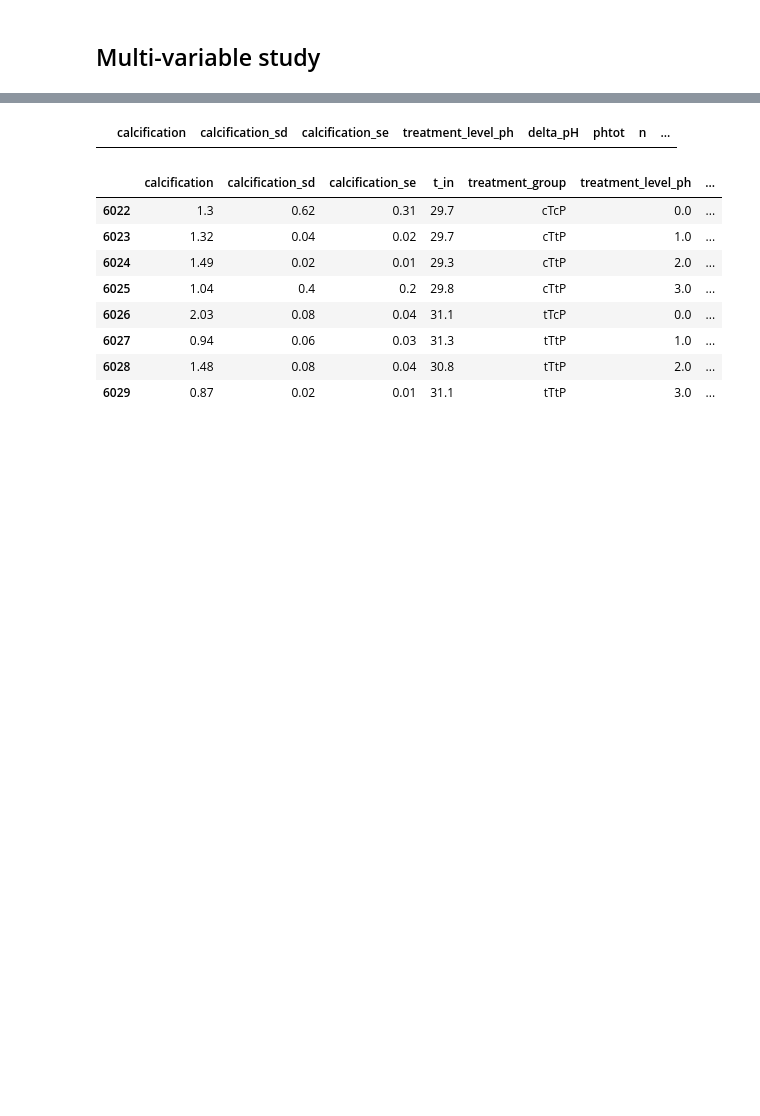
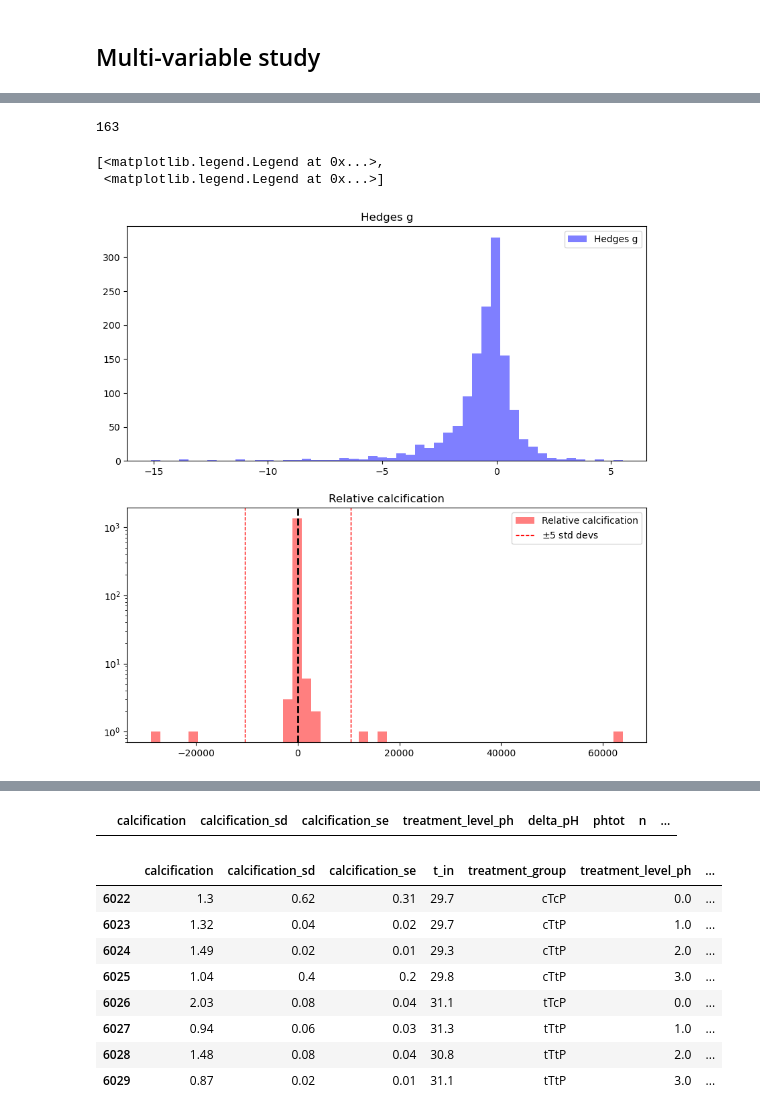
Before and after one commit to orlando-code/calc-rates, a Jupyter notebook: notebooks/analysis.ipynb, the cells around one changed output, grey strips where cells are left out. Drawn from its saved outputs; the diff is of its cells as text; code cells hidden in the pictures; blank space fills up the shorter version.

```diff
--- a/notebooks/analysis.ipynb
+++ b/notebooks/analysis.ipynb
@@ -78,0 +172,27 @@ Shape of df with all rows marked for inclusion: (4041, 74)
+# %%
+carb_df.doi.nunique()
+# %% [output]
+163
+# %%
+fig, (ax_hedges, ax_relative) = plt.subplots(2,1, figsize=(10,10))
+
+ax_hedges.hist(test.effect_size, bins=50, alpha=0.5, color='blue', label='Hedges g')
+ax_relative.hist(test.effect_size_raw, bins=50, alpha=0.5, color='red', label='Relative calcification')
+ax_hedges.set_title('Hedges g')
+ax_relative.set_title('Relative calcification')
+ax_relative.set_yscale('log')
+
+num_std_devs = 5
+# determine outliers in effect_size_raw (+- 3 std devs)
+outliers = test[(test.effect_size_raw > test.effect_size_raw.mean() + num_std_devs*test.effect_size_raw.std()) | (test.effect_size_raw < test.effect_size_raw.mean() - num_std_devs*test.effect_size_raw.std())]
+
+# plot vertical lines at mean and +- num_std_devs std devs
+ax_relative.axvline(test.effect_size_raw.mean(), color='black', linestyle='dashed', linewidth=2)
+ax_relative.axvline(test.effect_size_raw.mean() + num_std_devs*test.effect_size_raw.std(), color='red', linestyle='dashed', linewidth=1, label=f'$\\pm${num_std_devs} std devs')
+ax_relative.axvline(test.effect_size_raw.mean() - num_std_devs*test.effect_size_raw.std(), color='red', linestyle='dashed', linewidth=1)
+
+[ax.legend() for ax in [ax_hedges, ax_relative]]
+# %% [output]
+[<matplotlib.legend.Legend at 0x...>,
+ <matplotlib.legend.Legend at 0x...>]
+[figure, added]
```
Also changed, not shown: parts of 21 cells of this notebook, 9 other files.
